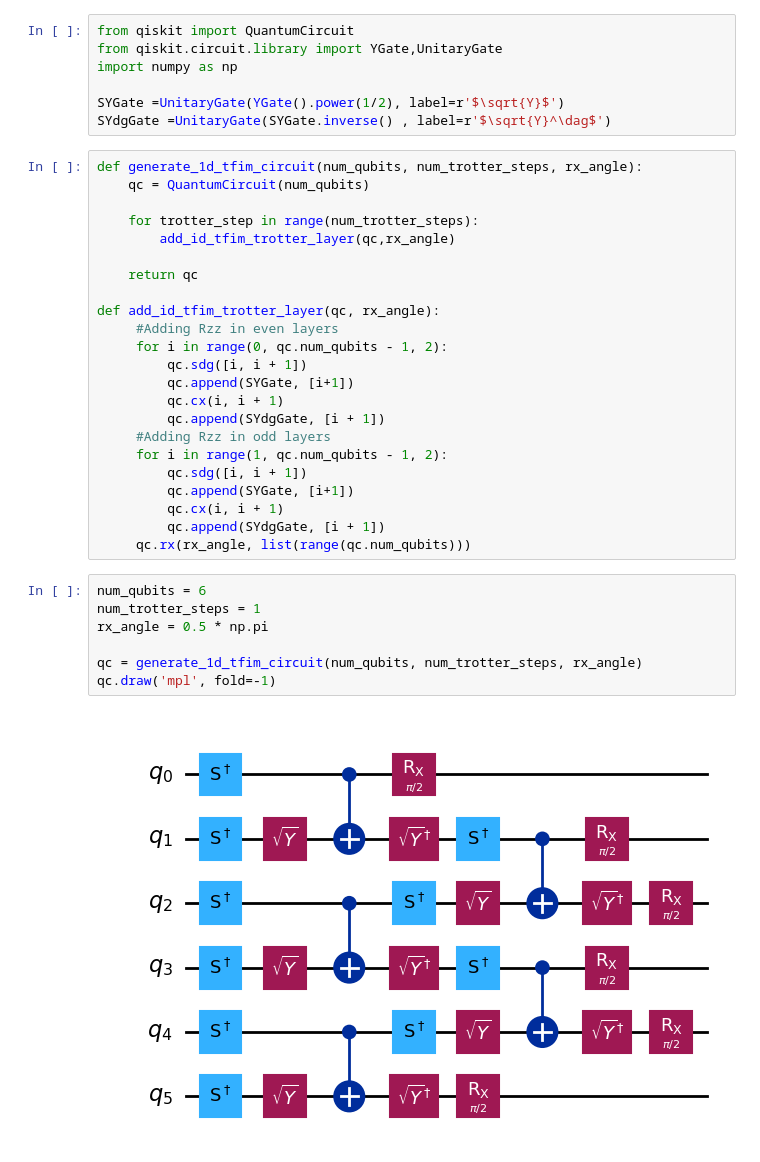
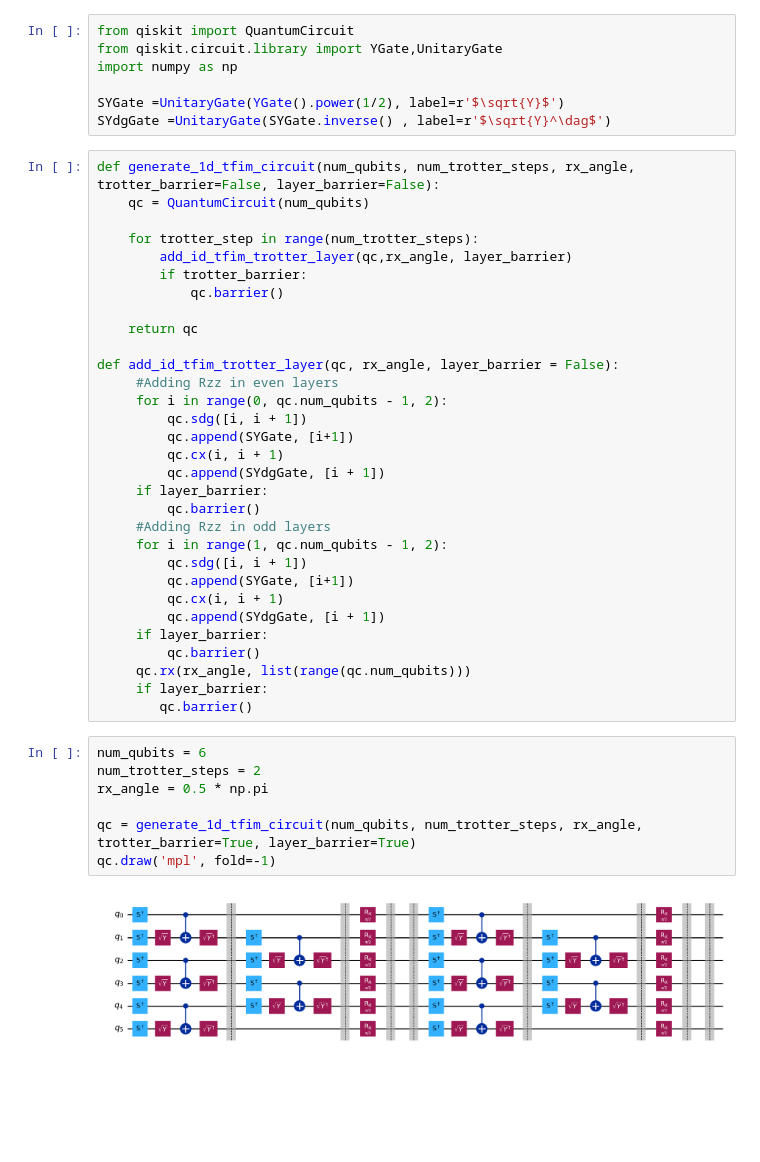
Before and after one commit to MehulPakhare/QuantumComputingQiskit, a Jupyter notebook: CodingWithQiskit/Primitives.ipynb, the cells around one changed output. Drawn from its saved outputs; the diff is of its cells as text; blank space fills up the shorter version.

```diff
--- a/CodingWithQiskit/Primitives.ipynb
+++ b/CodingWithQiskit/Primitives.ipynb
@@ -8,34 +8,42 @@ import numpy as np
 SYGate =UnitaryGate(YGate().power(1/2), label=r'$\sqrt{Y}$')
 SYdgGate =UnitaryGate(SYGate.inverse() , label=r'$\sqrt{Y}^\dag$')
 # %%
-def generate_1d_tfim_circuit(num_qubits, num_trotter_steps, rx_angle):
+def generate_1d_tfim_circuit(num_qubits, num_trotter_steps, rx_angle, trotter_barrier=False, layer_barrier=False):
     qc = QuantumCircuit(num_qubits)
 
     for trotter_step in range(num_trotter_steps):
-        add_id_tfim_trotter_layer(qc,rx_angle)
+        add_id_tfim_trotter_layer(qc,rx_angle, layer_barrier)
+        if trotter_barrier:
+            qc.barrier()
 
     return qc
 
-def add_id_tfim_trotter_layer(qc, rx_angle):
+def add_id_tfim_trotter_layer(qc, rx_angle, layer_barrier = False):
      #Adding Rzz in even layers
      for i in range(0, qc.num_qubits - 1, 2):
          qc.sdg([i, i + 1])
          qc.append(SYGate, [i+1])
          qc.cx(i, i + 1)
          qc.append(SYdgGate, [i + 1])
+     if layer_barrier:
+         qc.barrier()
      #Adding Rzz in odd layers
      for i in range(1, qc.num_qubits - 1, 2):
          qc.sdg([i, i + 1])
          qc.append(SYGate, [i+1])
          qc.cx(i, i + 1)
          qc.append(SYdgGate, [i + 1])
+     if layer_barrier:
+         qc.barrier()
      qc.rx(rx_angle, list(range(qc.num_qubits)))
+     if layer_barrier:
+        qc.barrier()
 # %%
 num_qubits = 6
-num_trotter_steps = 1
+num_trotter_steps = 2
 rx_angle = 0.5 * np.pi
 
-qc = generate_1d_tfim_circuit(num_qubits, num_trotter_steps, rx_angle)
+qc = generate_1d_tfim_circuit(num_qubits, num_trotter_steps, rx_angle, trotter_barrier=True, layer_barrier=True)
 qc.draw('mpl', fold=-1)
 # %% [output]
-[figure, old version]
+[figure, new version]
```
